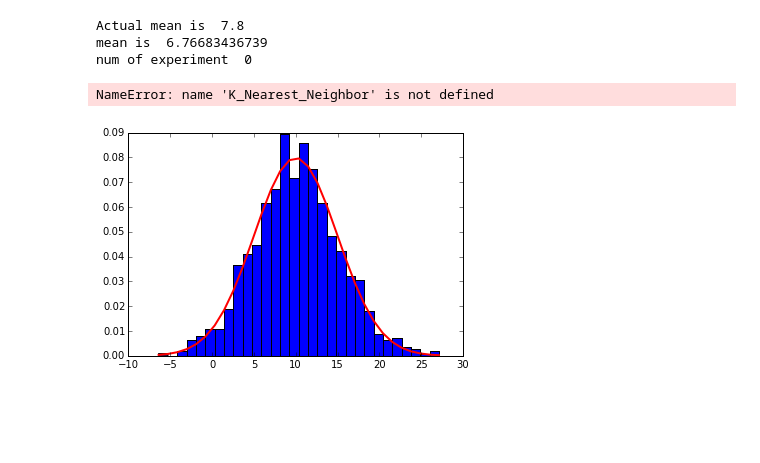
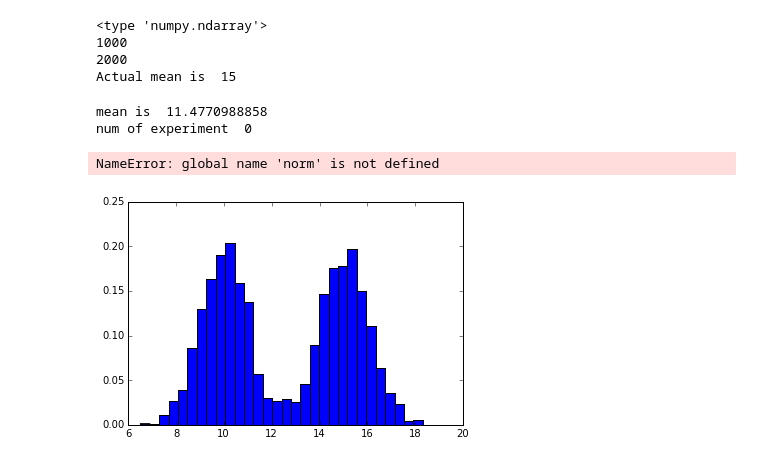
Before and after one commit to RuiqingQiu/K-Mean, a Jupyter notebook: MeanShift_1D_QRQ.ipynb, the cells around one changed output. Drawn from its saved outputs; the diff is of its cells as text; code cells hidden in the pictures; blank space fills up the shorter version.

```diff
--- a/MeanShift_1D_QRQ.ipynb
+++ b/MeanShift_1D_QRQ.ipynb
@@ -30,16 +30,26 @@ def K_Nearest_Neighbor(current, k, data):
         #append the first k smallest element
         return_list.append(distanceList[i][1])
     return return_list
+# %%
+# implement simple mean shift
+
+import numpy as np
+
+mu, sigma = 10, 1 # mean and standard deviation
+s = np.random.normal(mu, sigma, 1000)
+print type(s)
+print len(s)
+mu, sigma = 15, 1
+s = list(s) + list(np.random.normal(mu, sigma, 1000))
+s = np.array(s)
+print len(s)
+print "Actual mean is ", mu
+# %% [output]
+<type 'numpy.ndarray'>
+1000
+2000
+Actual mean is  15
 # %%
-# implement simple mean shift
-
-import numpy as np
-
-mu, sigma = 7.8, 3 # mean and standard deviation
-s = np.random.normal(mu, sigma, 1000)
-#print s
-print "Actual mean is ", mu
-
 # random pick a point and look at the nearest 20 neighbors and take the average
 from random import randrange
 
@@ -47,7 +57,7 @@ threshold = 0.0000001
 prev = 0.0
 
 # indicate how many neighbors to look
-number_of_neighbors = 250
+number_of_neighbors = 200
 #sigma = 1.0 # this is for kernel sigma
 
 # random choose a point
@@ -55,7 +65,7 @@ random_index = randrange(0,len(s))
 # randomly initialize the mean
 estimate = s[random_index]
 iteration = 0
-num_of_experiment = 3
+num_of_experiment = 10
 
 for i in range(0,num_of_experiment):
     random_index = randrange(0,len(s))
@@ -74,7 +84,7 @@ for i in range(0,num_of_experiment):
         for i in lst:
             # apply the kernel function
             # current is from the last iteration which get the nearest neighbor
-            #print i
+            # print i
             weight = simpleKernel(estimate,i,3.0)
             #print "kernel result is ", weight
             numerator = numerator + weight*i
@@ -93,17 +103,14 @@ for i in range(0,num_of_experiment):
     print "number of KNN ", iteration
     print "converged mode is ", estimate
 # %% [output]
-Actual mean is  7.8
-mean is  6.76683436739
+mean is  11.4770988858
 num of experiment  0
-NameError: name 'K_Nearest_Neighbor' is not defined
+NameError: global name 'norm' is not defined
 # %%
 import matplotlib.pyplot as plt
 s.sort()
 count, bins, ignored = plt.hist(s, 30, normed=True)
-plt.plot(bins, 1/(sigma * np.sqrt(2 * np.pi)) *
-               np.exp( - (bins - mu)**2 / (2 * sigma**2) ),
-         linewidth=2, color='r')
+#plt.plot(bins, 1/(sigma * np.sqrt(2 * np.pi)) * np.exp( - (bins - mu)**2 / (2 * sigma**2) ), linewidth=2, color='r')
 plt.show()
 # %% [output]
-[figure, old version]
+[figure, new version]
```
Also changed, not shown: 1 other file.
